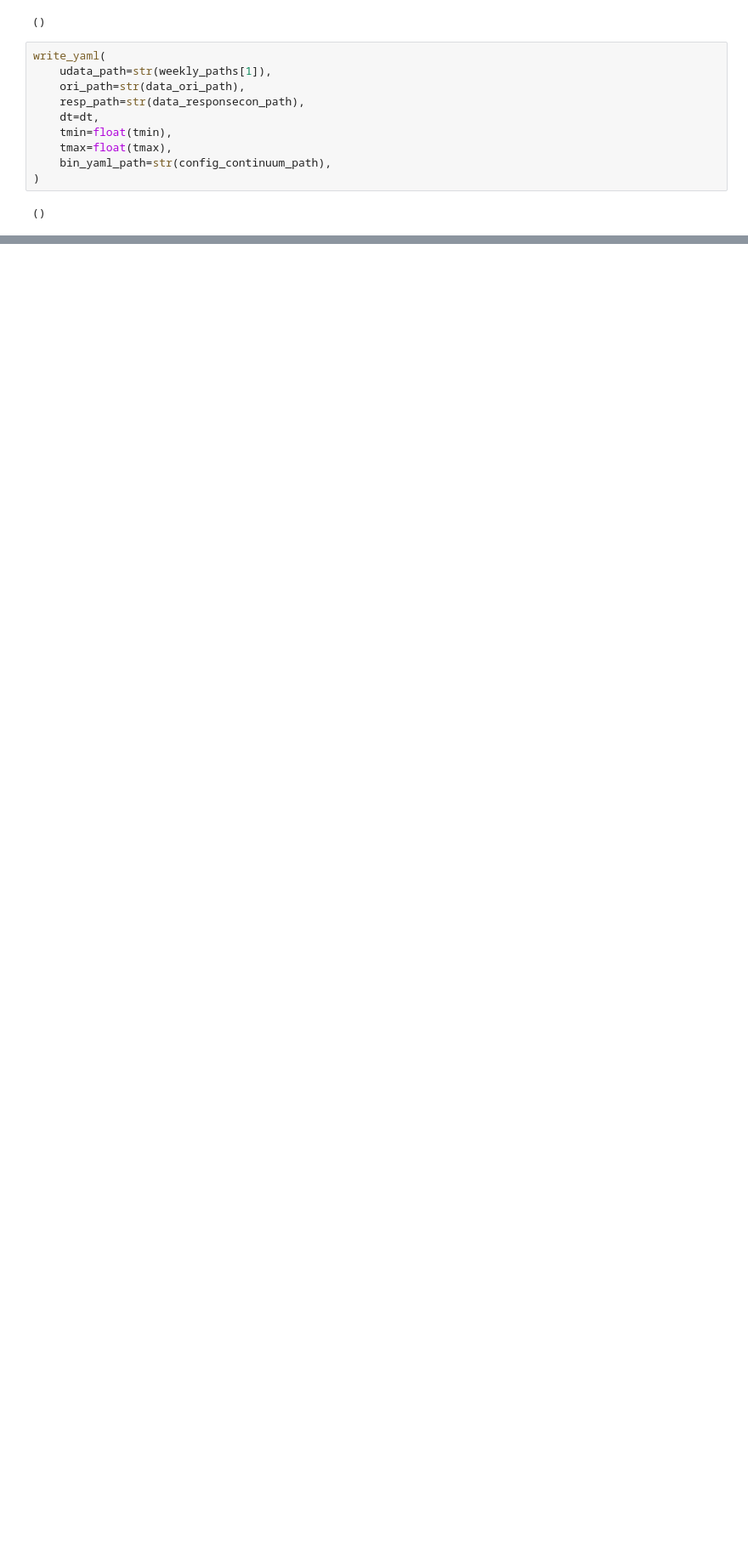
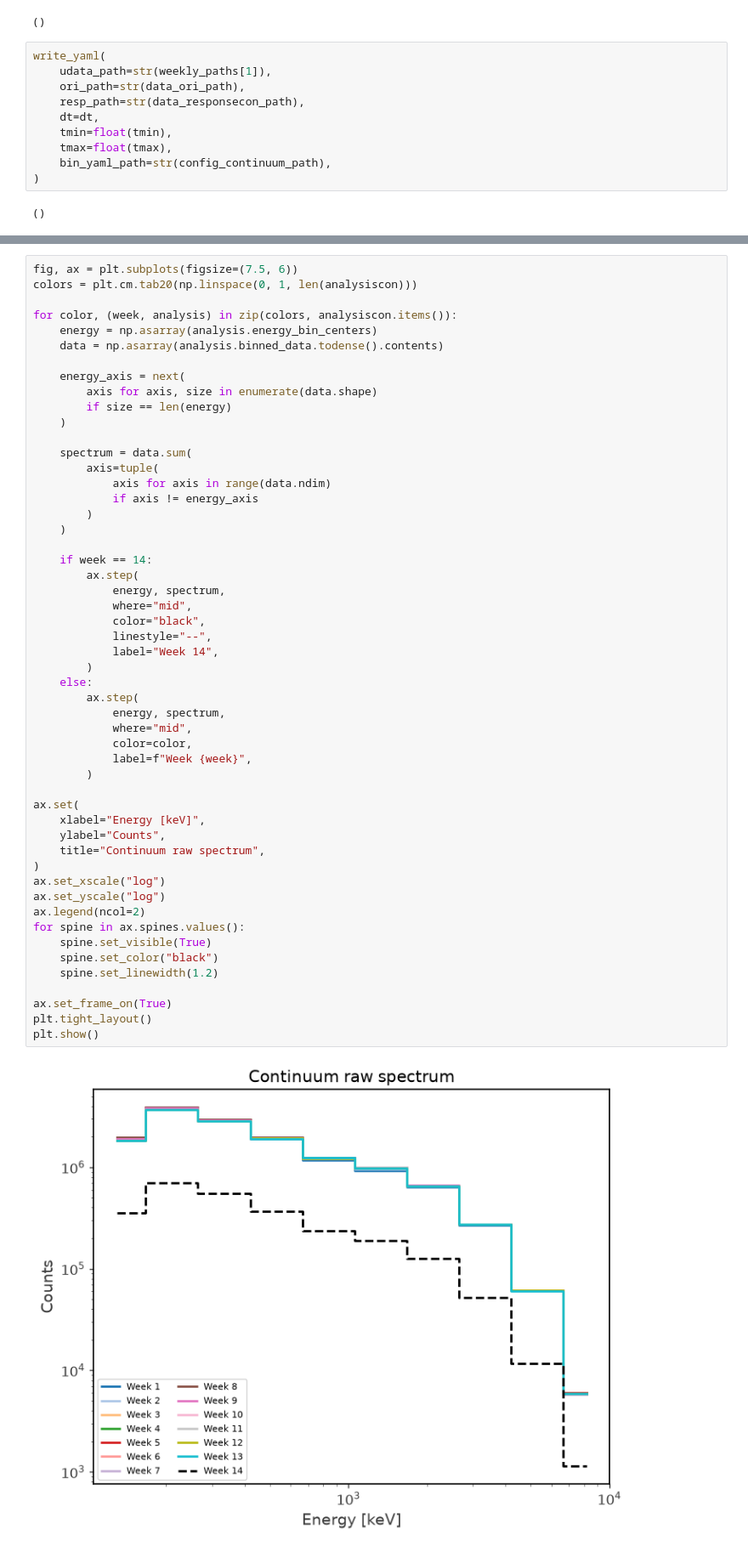
Before and after one commit to mquezada13/data-challenge-3-4-exploration, a Jupyter notebook: workflow/notebooks/01_DataIO_analysis.ipynb, the cells around one changed output, grey strips where cells are left out. Shown at 85% size. Drawn from its saved outputs; the diff is of its cells as text; blank space fills up the shorter version.

```diff
--- a/workflow/notebooks/01_DataIO_analysis.ipynb
+++ b/workflow/notebooks/01_DataIO_analysis.ipynb
@@ -202,0 +308,54 @@ for week, input_path in weekly_paths.items():
+# %%
+fig, ax = plt.subplots(figsize=(7.5, 6))
+colors = plt.cm.tab20(np.linspace(0, 1, len(analysiscon)))
+
+for color, (week, analysis) in zip(colors, analysiscon.items()):
+    energy = np.asarray(analysis.energy_bin_centers)
+    data = np.asarray(analysis.binned_data.todense().contents)
+
+    energy_axis = next(
+        axis for axis, size in enumerate(data.shape)
+        if size == len(energy)
+    )
+
+    spectrum = data.sum(
+        axis=tuple(
+            axis for axis in range(data.ndim)
+            if axis != energy_axis
+        )
+    )
+
+    if week == 14:
+        ax.step(
+            energy, spectrum,
+            where="mid",
+            color="black",
+            linestyle="--",
+            label="Week 14",
+        )
+    else:
+        ax.step(
+            energy, spectrum,
+            where="mid",
+            color=color,
+            label=f"Week {week}",
+        )
+
+ax.set(
+    xlabel="Energy [keV]",
+    ylabel="Counts",
+    title="Continuum raw spectrum",
+)
+ax.set_xscale("log")
+ax.set_yscale("log")
+ax.legend(ncol=2)
+for spine in ax.spines.values():
+    spine.set_visible(True)
+    spine.set_color("black")
+    spine.set_linewidth(1.2)
+
+ax.set_frame_on(True)
+plt.tight_layout()
+plt.show()
+# %% [output]
+[figure, added]
```
Also changed, not shown: parts of 23 cells of this notebook.
